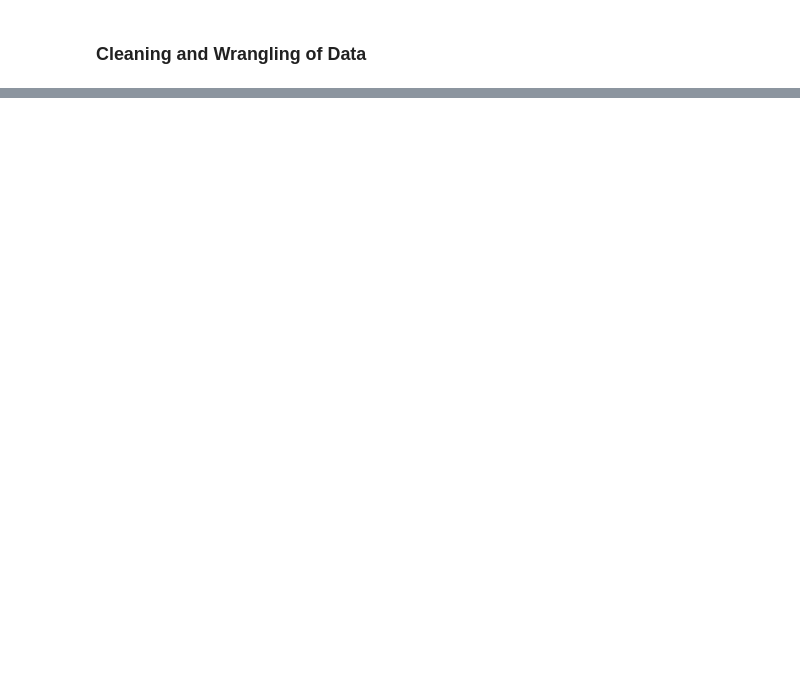
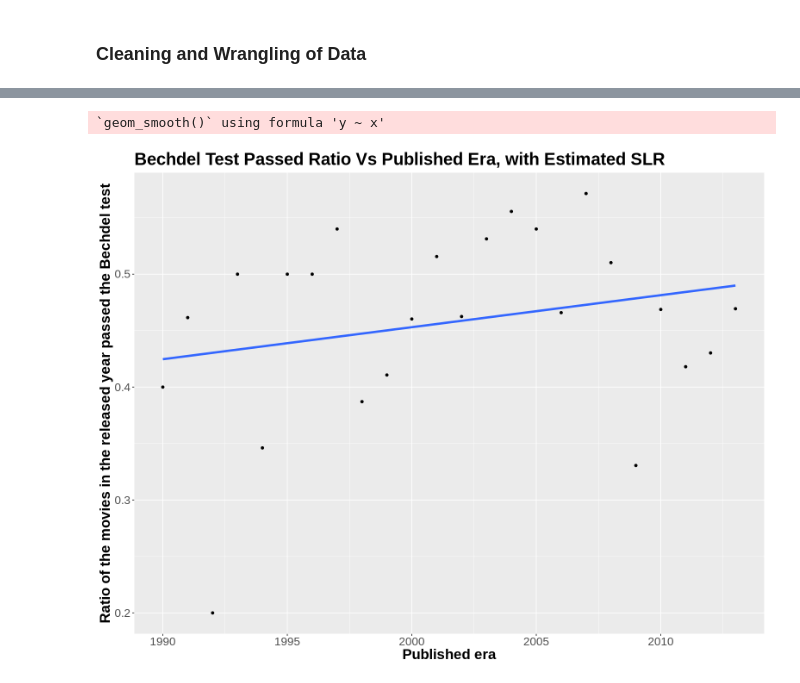
Before and after one commit to Wills-Hao/Film-Profit-Factors-R, a Jupyter notebook: Project_Proposal.ipynb, the cells around one changed output, grey strips where cells are left out. Saved outputs shown, nothing was run; the diff lists cells and outputs as text; code cells hidden in the pictures; blank space fills up the shorter version.

```diff
--- a/Project_Proposal.ipynb
+++ b/Project_Proposal.ipynb
@@ -26,0 +56,14 @@ A data.frame: 6 × 15
+# %%
+clean_movie_data <- movie_data %>%
+                    mutate(domgross = as.integer(domgross),
+                           intgross = as.integer(intgross),
+                           decadeCode = decade.code) %>%
+                    filter(!is.na(year&budget&domgross&intgross&decadeCode)) %>%
+                    mutate(tot_gross = domgross + intgross) %>%
+                    # mutate(binary = as_factor(binary),
+                    #        domgross = as_factor(domgross),
+                    #        intgross = as_factor(intgross),
+                    #        tot_gross = as_factor(tot_gross),
+                    #        decadeCode = as_factor(decadeCode),) %>%
+                    select(year,imdb,budget,binary,domgross,intgross,decadeCode)
+head(clean_movie_data)
@@ -26,0 +125,5 @@ A data.frame: 6 × 15
+# %%
+ratio <- clean_movie_data %>%
+         group_by(year) %>%
+         summarise(success = mean(binary == "PASS"))
+tail(ratio)
@@ -26,0 +140,17 @@ A data.frame: 6 × 15
+# %%
+SLR_year_testpass <- ratio %>%
+              ggplot(aes(x = year, y = success)) +
+              geom_point() +
+              geom_smooth(aes(x= year, y = success), method = lm, se = FALSE, size = 1.5) +
+              xlab("Published era") +
+              ylab("Ratio of the movies in the released year passed the Bechdel test") +
+              ggtitle("Bechdel Test Passed Ratio Vs Published Era, with Estimated SLR") +
+              theme(
+              text = element_text(size = 20),
+              plot.title = element_text(face = "bold"),
+              axis.title = element_text(face = "bold")
+              )
+SLR_year_testpass
+# %% [output]
+`geom_smooth()` using formula 'y ~ x'
+[figure, added]
```
Also changed, not shown: parts of 23 cells of this notebook.
